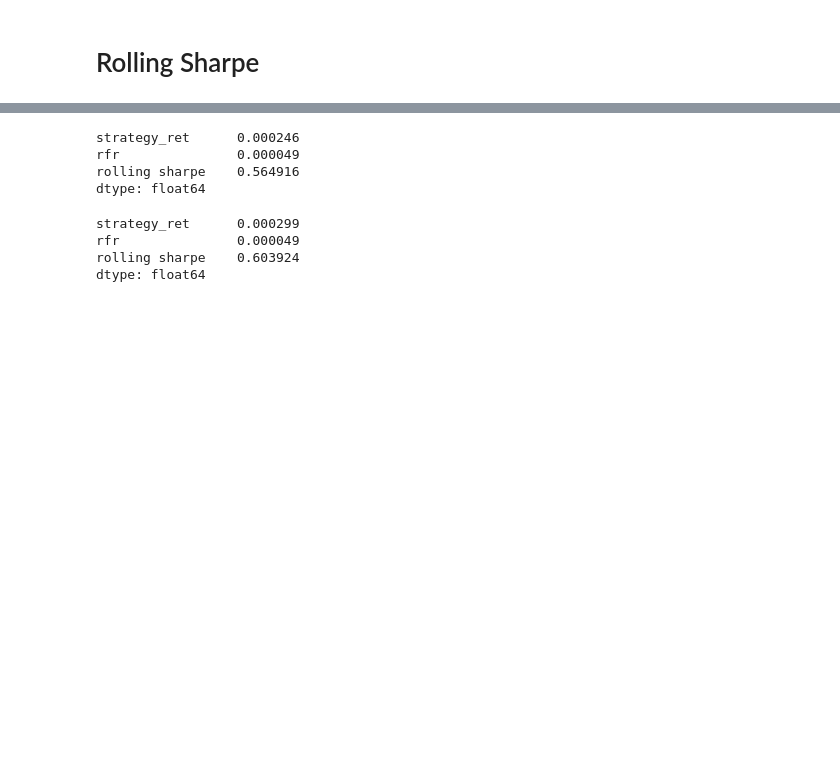
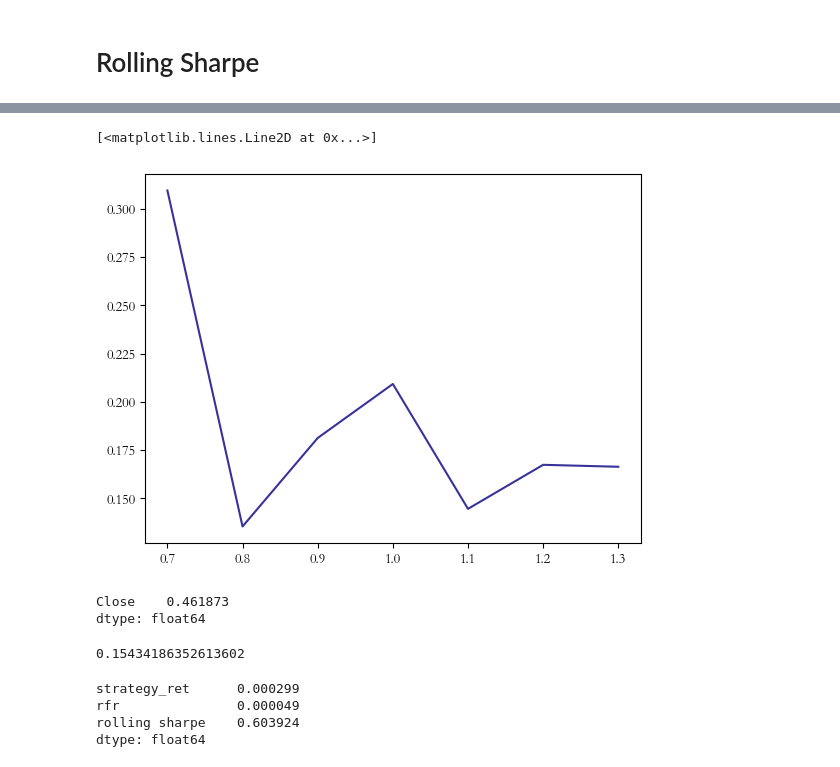
Before and after one commit to BSIC/Momentum_ML, a Jupyter notebook: Backtest.ipynb, the cells around one changed output, grey strips where cells are left out. Drawn from its saved outputs; the diff is of its cells as text; code cells hidden in the pictures; blank space fills up the shorter version.

```diff
--- a/Backtest.ipynb
+++ b/Backtest.ipynb
@@ -404,0 +422,11 @@ plt.legend()
+# %%
+def sharpe(returns, rfr):
+    return ((returns.mean() - (rfr/36500).mean()) / returns.std()) * np.sqrt(252)
+# %%
+x = sharpe(returns_log_reg_07['returns 10 days'], rf_rate)
+z = sharpe(returns_log_reg_08['returns 10 days'], rf_rate)
+y = sharpe(returns_log_reg_09['returns 10 days'], rf_rate)
+w = sharpe(returns_log_reg_11['returns 10 days'], rf_rate)
+d = sharpe(returns_log_reg_12['returns 10 days'], rf_rate)
+s = sharpe(returns_log_reg_13['returns 10 days'], rf_rate)
+t = sharpe(returns_log_reg['returns 10 days'], rf_rate)
@@ -405,10 +435,17 @@ plt.legend()
+# %%
+plt.plot(np.array([0.7, 0.8, 0.9, 1.0, 1.1, 1.2, 1.3]), np.array([x, z, y, t, w, d, s]))
+# %% [output]
+[<matplotlib.lines.Line2D at 0x...>]
+[figure, added]
+# %%
+sp_sharpe_
+# %% [output]
+Close    0.461873
+dtype: float64
 # %%
-x.mean()
+y.mean()
 # %% [output]
-strategy_ret      0.000246
-rfr               0.000049
-rolling sharpe    0.564916
-dtype: float64
+0.15434186352613602
 # %%
 sp_sharpe.mean()
 # %% [output]
```
Also changed, not shown: parts of 9 cells of this notebook.
